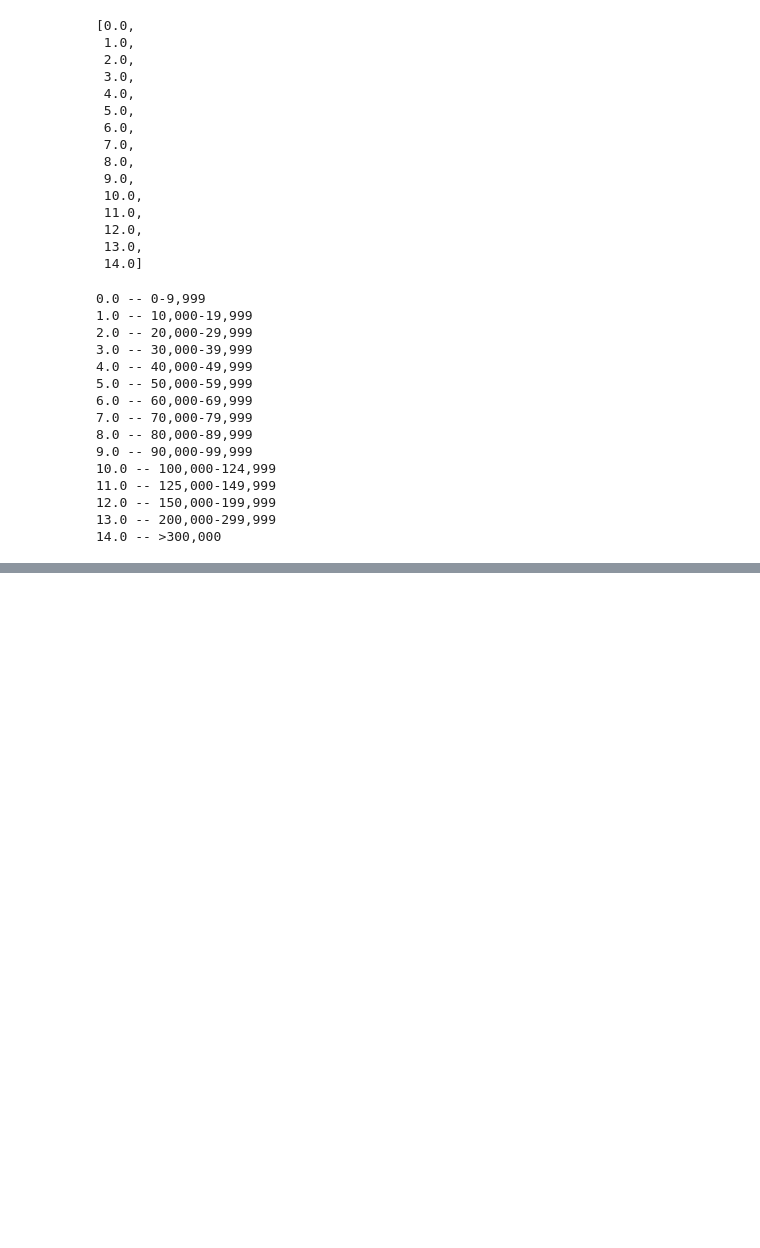
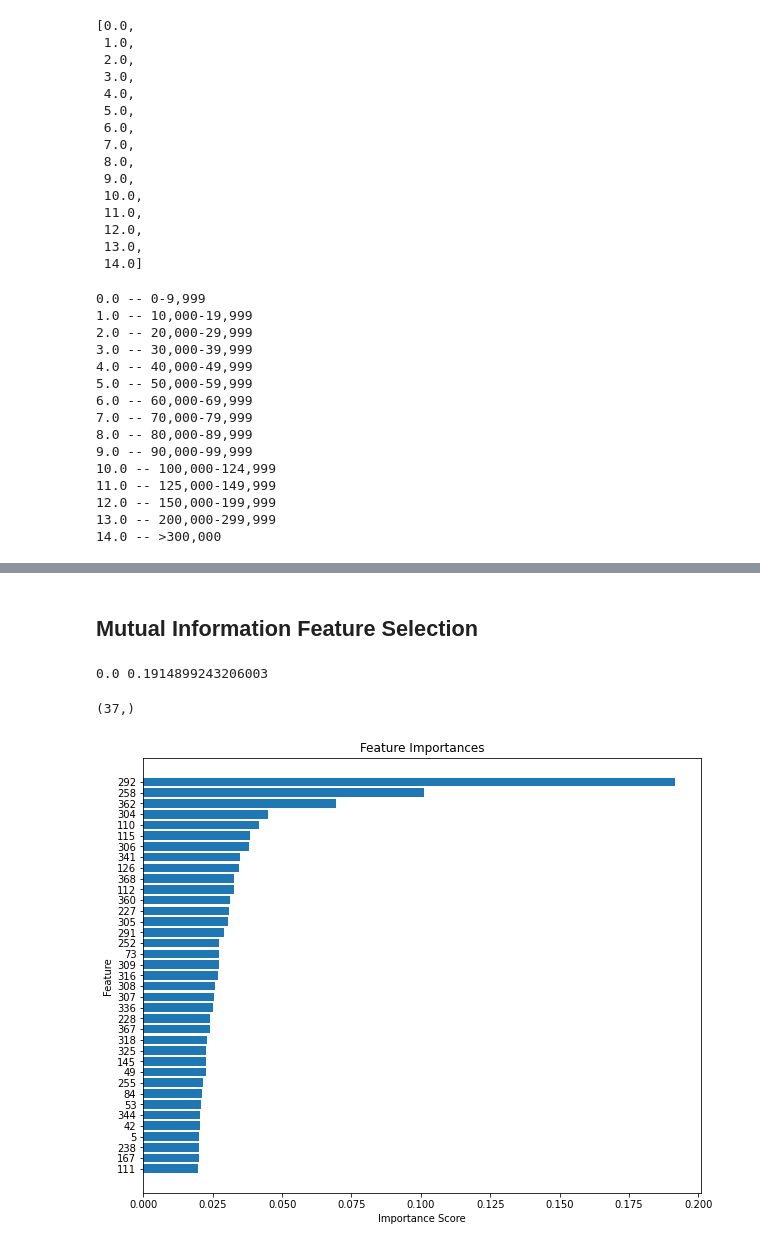
Before and after one commit to Dhairya18498/MIE1624_Assignment2, a Jupyter notebook: parmar_1006859516_assignment2.ipynb, the cells around one changed output, grey strips where cells are left out. Cells and saved outputs as stored; diff of their text form; code cells hidden in the pictures; blank space fills up the shorter version.

```diff
--- a/parmar_1006859516_assignment2.ipynb
+++ b/parmar_1006859516_assignment2.ipynb
@@ -188,0 +828,44 @@ MCQ_cat_list
+# %% [markdown]
+## Mutual Information Feature Selection
+# %%
+# Feature selection using information gain
+from sklearn.feature_selection import mutual_info_classif
+
+def fs_minfo(X_train, y_train, X_test):
+ minfo_fs = SelectKBest(score_func=mutual_info_classif, k='all')
+ minfo_fs.fit(X_train, y_train)
+ X_train_fs = minfo_fs.transform(X_train)
+ X_test_fs = minfo_fs.transform(X_test)
+ return X_train_fs, X_test_fs, minfo_fs
+# %%
+X_train_fs, X_test_fs, minfo_fs = fs_minfo(X_train, y_train, X_test)
+# %%
+print(np.min(minfo_fs.scores_), np.max(minfo_fs.scores_))
+percentile_90_minfo = np.percentile(minfo_fs.scores_, 90)
+
+top_10_percentile_values = minfo_fs.scores_[minfo_fs.scores_ >= percentile_90_minfo]
+top_10_percentile_values.shape
+# %% [output]
+0.0 0.1914899243206003
+(37,)
+# %%
+feature_score_dict_minfo = {}
+
+for i in range(len(minfo_fs.scores_)):
+  if minfo_fs.scores_[i] >= percentile_90_minfo:
+    feature_score_dict_minfo[i] = minfo_fs.scores_[i]
+    # print('Feature %d: %f' % (i, minfo_fs.scores_[i]))
+# %%
+import matplotlib.pyplot as plt
+
+feature_score_dict_minfo = dict(sorted(feature_score_dict_minfo.items(), key=lambda x:x[1]))
+
+plt.figure(figsize = (10, 8))
+plt.barh(range(len(feature_score_dict_minfo.keys())), feature_score_dict_minfo.values(), align='center')
+plt.yticks(range(len(feature_score_dict_minfo.keys())), feature_score_dict_minfo.keys())
+plt.xlabel('Importance Score')
+plt.ylabel('Feature')
+plt.title('Feature Importances')
+plt.show()
+# %% [output]
+[figure, added]
```
Also changed, not shown: parts of 75 cells of this notebook.
